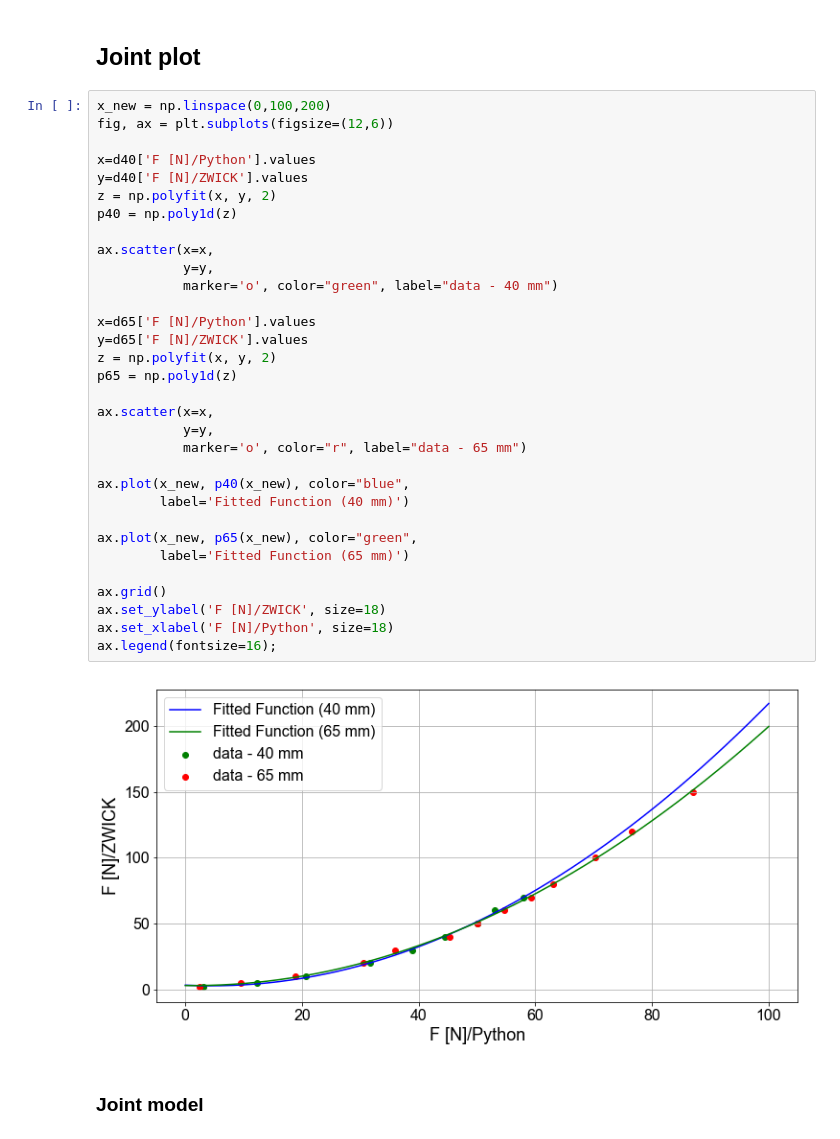
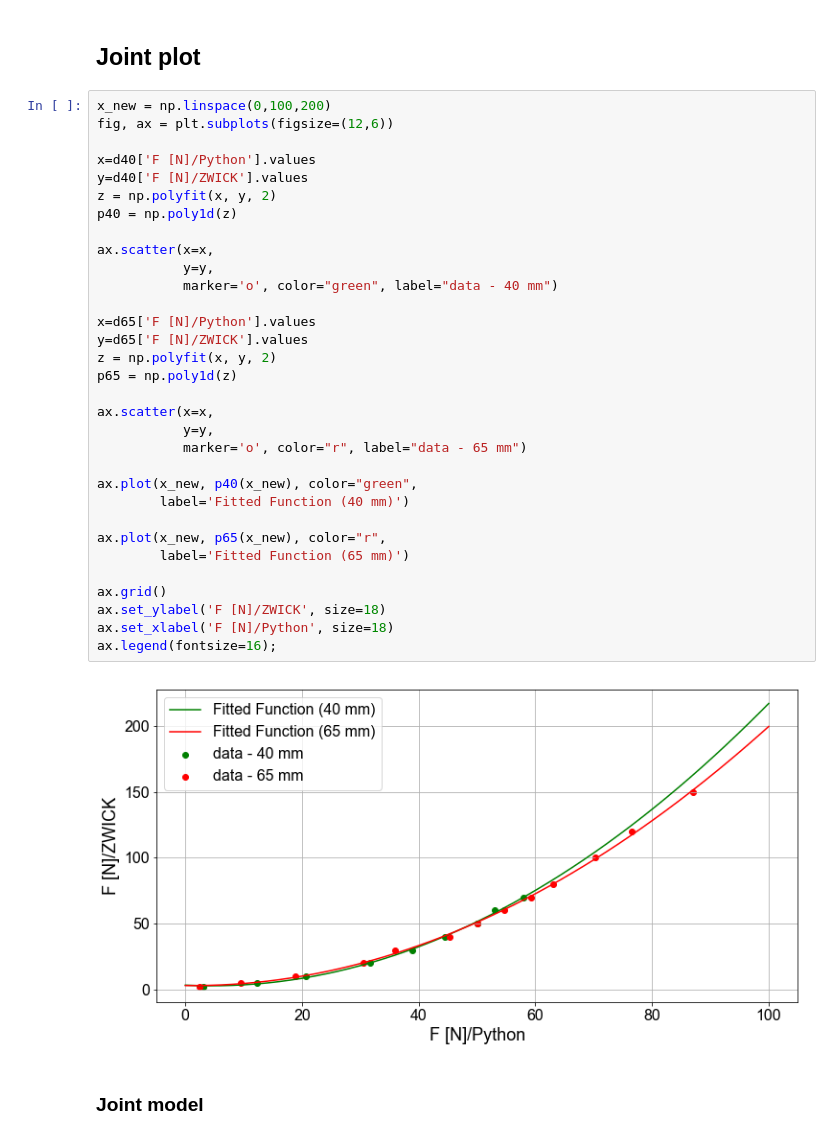
Before and after one commit to eotp/kaudruck, a Jupyter notebook: notebooks/_model.ipynb, the cells around one changed output. Drawn from its saved outputs; the diff is of its cells as text.

Commit message:
better colors for plot

```diff
--- a/notebooks/_model.ipynb
+++ b/notebooks/_model.ipynb
@@ -126,36 +126,36 @@ ax.legend(fontsize=16);
 x_new = np.linspace(0,100,200)
 fig, ax = plt.subplots(figsize=(12,6))
 
 x=d40['F [N]/Python'].values
 y=d40['F [N]/ZWICK'].values
 z = np.polyfit(x, y, 2)
 p40 = np.poly1d(z)
 
 ax.scatter(x=x,
            y=y,
            marker='o', color="green", label="data - 40 mm")
 
 x=d65['F [N]/Python'].values
 y=d65['F [N]/ZWICK'].values
 z = np.polyfit(x, y, 2)
 p65 = np.poly1d(z)
 
 ax.scatter(x=x,
            y=y,
            marker='o', color="r", label="data - 65 mm")
 
-ax.plot(x_new, p40(x_new), color="blue",
+ax.plot(x_new, p40(x_new), color="green",
         label='Fitted Function (40 mm)')
 
-ax.plot(x_new, p65(x_new), color="green",
+ax.plot(x_new, p65(x_new), color="r",
         label='Fitted Function (65 mm)')
 
 ax.grid()
 ax.set_ylabel('F [N]/ZWICK', size=18)
 ax.set_xlabel('F [N]/Python', size=18)
 ax.legend(fontsize=16);
 # %% [output]
-[figure, old version]
+[figure, new version]
 # %% [markdown]
 ### Joint model
 # %%
```
